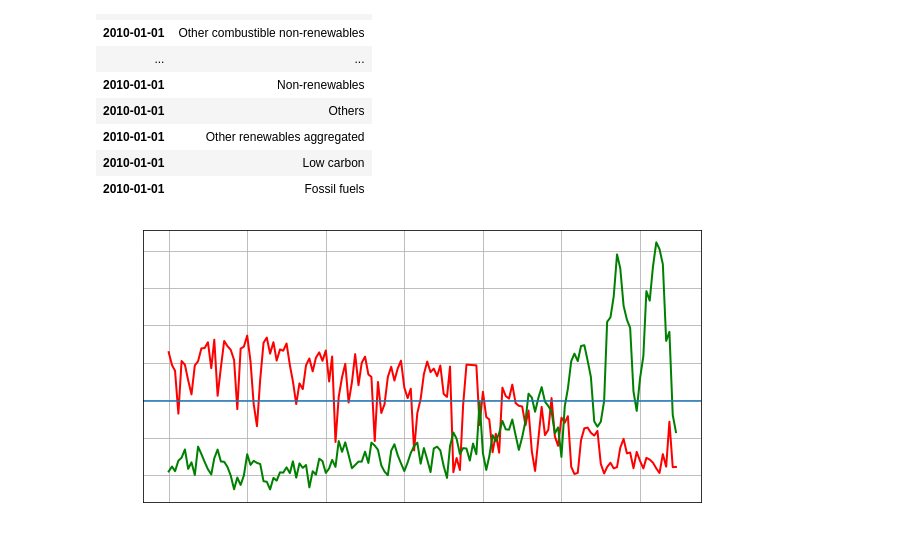
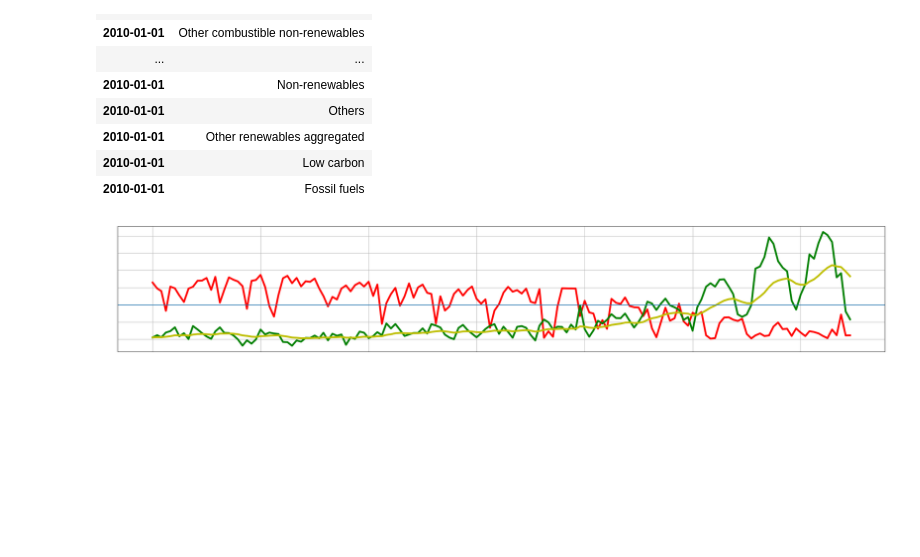
Before and after one commit to matszpaw/SIMPLE_EDA_ENERGY, a Jupyter notebook: energia.ipynb, the cells around one changed output. Saved outputs shown, nothing was run; the diff lists cells and outputs as text; code cells hidden in the pictures; blank space fills up the shorter version.

Commit message:
moving averages 2

```diff
--- a/energia.ipynb
+++ b/energia.ipynb
@@ -46,20 +46,25 @@ kraj = Hungary
 coal = pd.DataFrame(kraj.loc[kraj['PRODUCT'] == 'Coal'].reset_index())
 Renewables = pd.DataFrame(kraj.loc[kraj['PRODUCT'] == 'Renewables'].reset_index())
 Distribution_losses = pd.DataFrame(kraj.loc[kraj['PRODUCT'] == 'Distribution losses'].reset_index())
+# %%
+#moving average
+series = Renewables['VALUE']
+moving_averages = round(series.ewm(alpha=0.1, adjust=False).mean(), 2)
 # %%
-fig,ax = plt.subplots(figsize = (10,5))
-ax.plot(coal["DATE"],coal["VALUE"], color='r',linewidth=2.0)
-ax.plot(Renewables["DATE"],Renewables["VALUE"], color='g',linewidth=2.0)
+fig,ax = plt.subplots(figsize = (30,5))
+ax.plot(coal["DATE"],coal["VALUE"], color='r',linewidth=4.0)
+ax.plot(Renewables["DATE"],Renewables["VALUE"], color='g',linewidth=4.0)
+ax.plot(Renewables["DATE"],moving_averages,color = 'y',linewidth=4.0)
 plt.axhline(y=coal["VALUE"].mean())
 
 
 ax.set(xlabel='czas', ylabel='moc')
 ax.xaxis.label.set_color('white')
 ax.yaxis.label.set_color('white')
 ax.tick_params(colors='white', which='both')
 ax.grid()
 
 
 plt.show()
 # %% [output]
-[figure, old version]
+[figure, new version]
```
